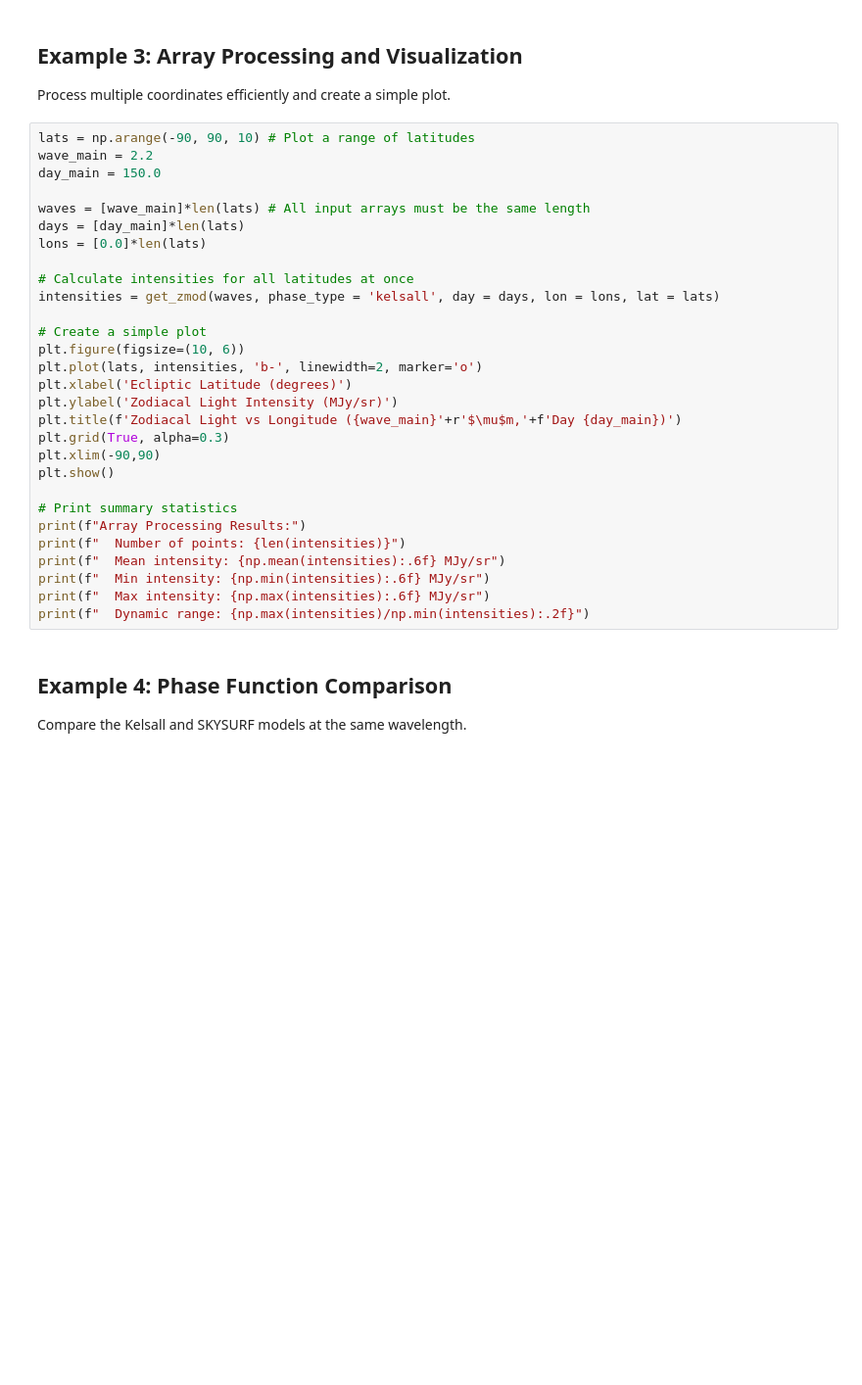
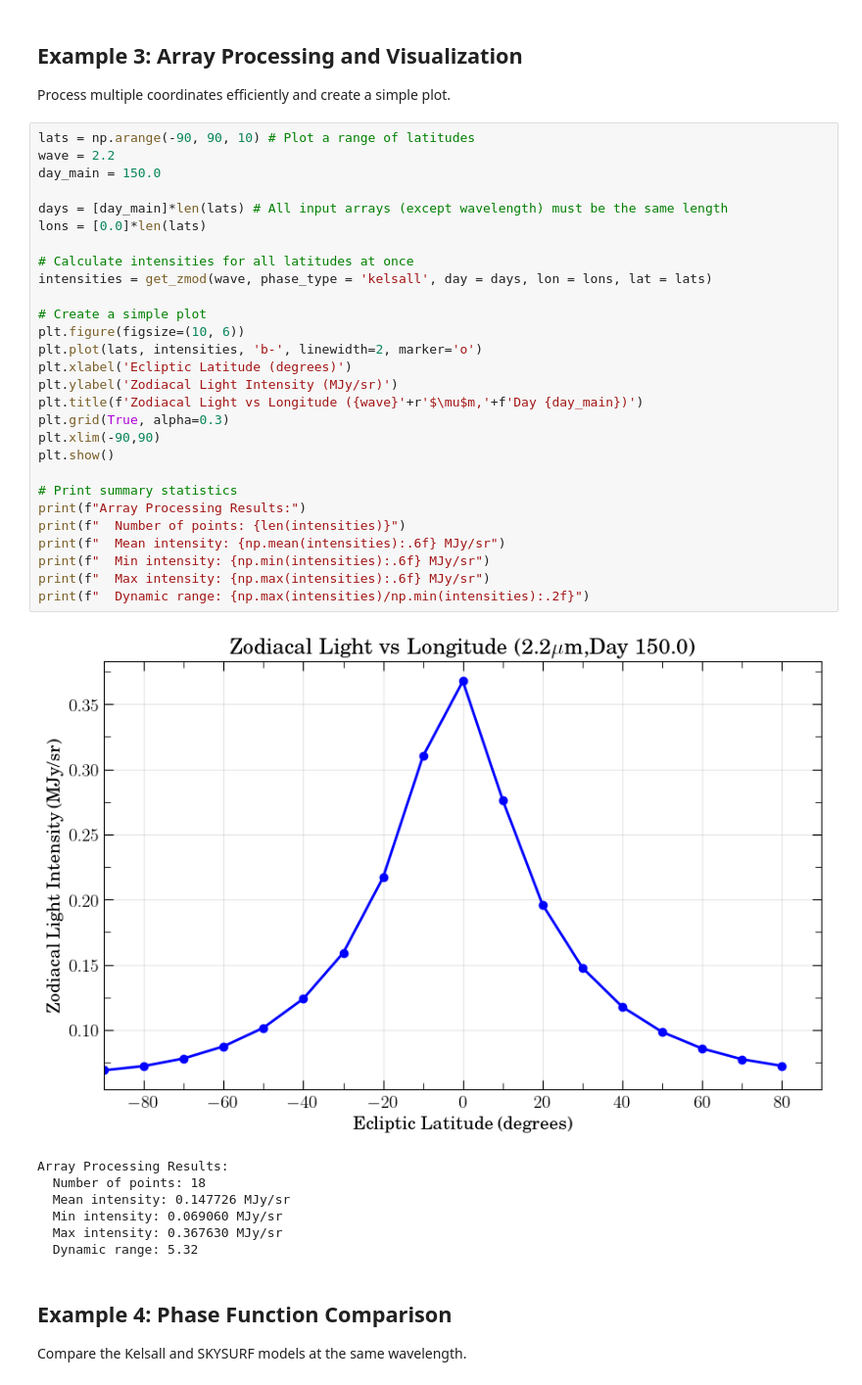
Before and after one commit to rosaliaobrien/skysurf, a Jupyter notebook: Zodiacal_Light_Model_Python/ZodiSURF_Tutorial.ipynb, the cells around one changed output. Shown at 98% size. Saved outputs shown, nothing was run; the diff lists cells and outputs as text; blank space fills up the shorter version.

Commit message:
Updated tutorial now that input wavelength can be a float

```diff
--- a/Zodiacal_Light_Model_Python/ZodiSURF_Tutorial.ipynb
+++ b/Zodiacal_Light_Model_Python/ZodiSURF_Tutorial.ipynb
@@ -61,33 +74,40 @@ print(f"  Intensity: {zodi_intensity[0]:.6f} MJy/sr")
 Process multiple coordinates efficiently and create a simple plot.
 # %%
 lats = np.arange(-90, 90, 10) # Plot a range of latitudes
-wave_main = 2.2
+wave = 2.2
 day_main = 150.0
 
-waves = [wave_main]*len(lats) # All input arrays must be the same length
-days = [day_main]*len(lats)
+days = [day_main]*len(lats) # All input arrays (except wavelength) must be the same length
 lons = [0.0]*len(lats)
 
 # Calculate intensities for all latitudes at once
-intensities = get_zmod(waves, phase_type = 'kelsall', day = days, lon = lons, lat = lats)
+intensities = get_zmod(wave, phase_type = 'kelsall', day = days, lon = lons, lat = lats)
 
 # Create a simple plot
 plt.figure(figsize=(10, 6))
 plt.plot(lats, intensities, 'b-', linewidth=2, marker='o')
 plt.xlabel('Ecliptic Latitude (degrees)')
 plt.ylabel('Zodiacal Light Intensity (MJy/sr)')
-plt.title(f'Zodiacal Light vs Longitude ({wave_main}'+r'$\mu$m,'+f'Day {day_main})')
+plt.title(f'Zodiacal Light vs Longitude ({wave}'+r'$\mu$m,'+f'Day {day_main})')
 plt.grid(True, alpha=0.3)
 plt.xlim(-90,90)
 plt.show()
 
 # Print summary statistics
 print(f"Array Processing Results:")
 print(f"  Number of points: {len(intensities)}")
 print(f"  Mean intensity: {np.mean(intensities):.6f} MJy/sr")
 print(f"  Min intensity: {np.min(intensities):.6f} MJy/sr")
 print(f"  Max intensity: {np.max(intensities):.6f} MJy/sr")
 print(f"  Dynamic range: {np.max(intensities)/np.min(intensities):.2f}")
+# %% [output]
+[figure, added]
+Array Processing Results:
+  Number of points: 18
+  Mean intensity: 0.147726 MJy/sr
+  Min intensity: 0.069060 MJy/sr
+  Max intensity: 0.367630 MJy/sr
+  Dynamic range: 5.32
 # %% [markdown]
 ## Example 4: Phase Function Comparison
 
```
Also changed, not shown: parts of 5 cells of this notebook.
